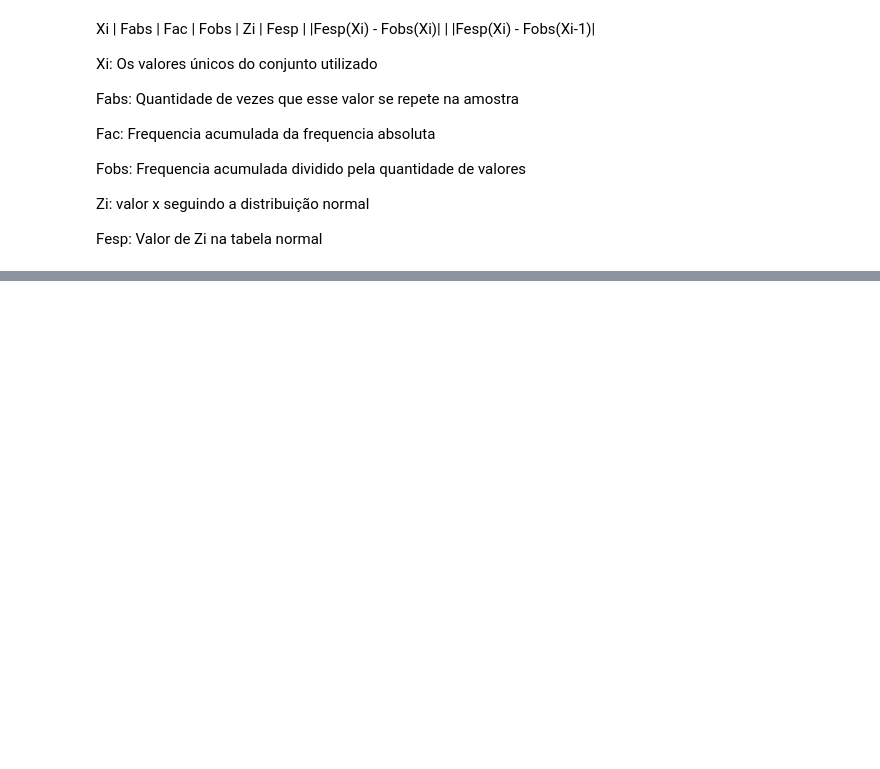
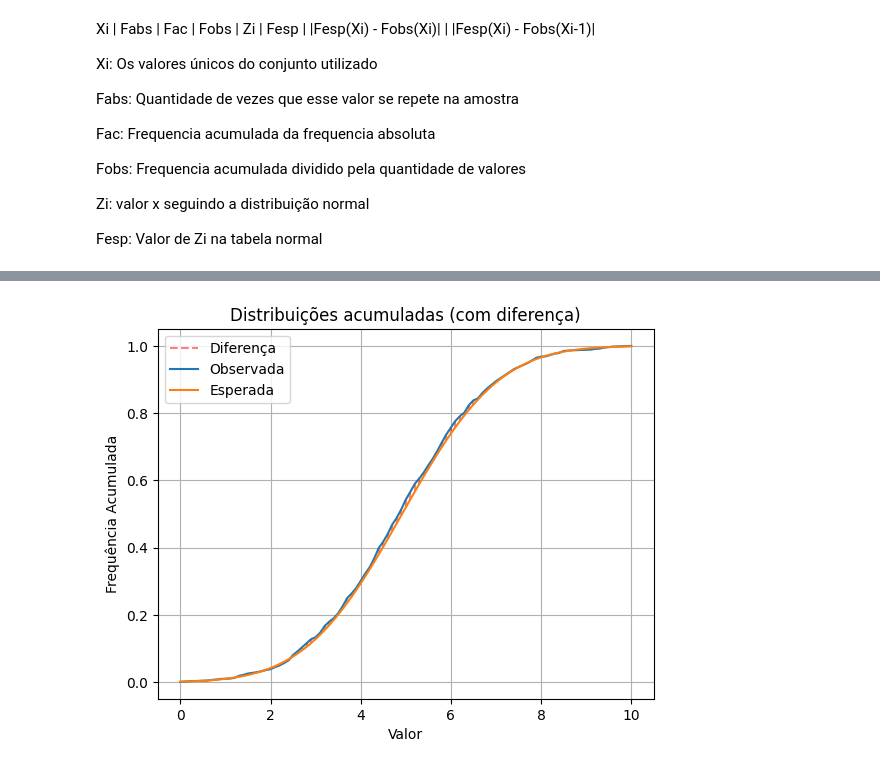
Before and after one commit to erlonL/testes-inferencia, a Jupyter notebook: Teste_KolmogorovSmirnov.ipynb, the cells around one changed output, grey strips where cells are left out. Cells and saved outputs as stored; diff of their text form; code cells hidden in the pictures; blank space fills up the shorter version.

```diff
--- a/Teste_KolmogorovSmirnov.ipynb
+++ b/Teste_KolmogorovSmirnov.ipynb
@@ -136,0 +139,14 @@ Dcalc
+# %%
+def plot_difference(Xi, obs, esp):
+    X = Xi.values
+    y1 = esp.values
+    y2 = obs.values
+
+    difference = []
+    for i in range(len(y1)):
+        difference.append(y2[i] - y1[i])
+
+    for i in range(len(esp)):
+        plt.plot([X[i], X[i]], [y1[i], y2[i]], color='red', linestyle='--', alpha=0.5)
+        #plt.text(X[i], (y1[i] + y2[i]) / 2, f'{difference[i]:.2f}', ha='left', va='bottom')
+    plt.plot([X[0], X[0]], [y1[0], y2[0]], color='red', linestyle='--', alpha=0.5, label='Diferença')
@@ -137,3 +169,12 @@ Dcalc
+# %%
+plot_difference(tabela['Xi'], tabela['Fobs'], tabela['Fesp'])
+
+plot(tabela['Xi'], tabela['Fobs'], 'Observada')
+plot(tabela['Xi'], tabela['Fesp'], 'Esperada')
+
+show_plot('Distribuições acumuladas (com diferença)')
+# %% [output]
+[figure, added]
 # %%
 def kolmogorov_smirnov_critico(n):
     # table of critical values for the kolmogorov-smirnov test - 95% confidence
```
Also changed, not shown: parts of 21 cells of this notebook.
